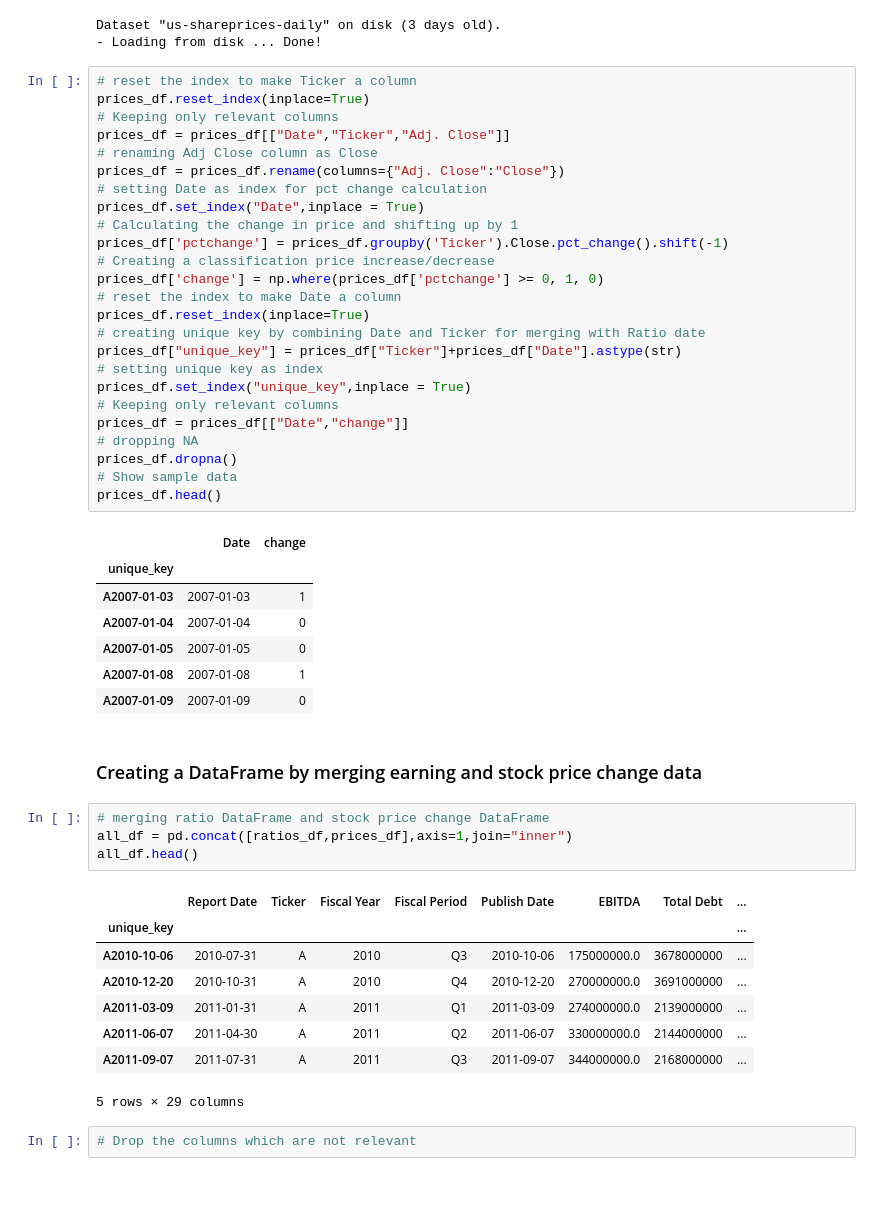
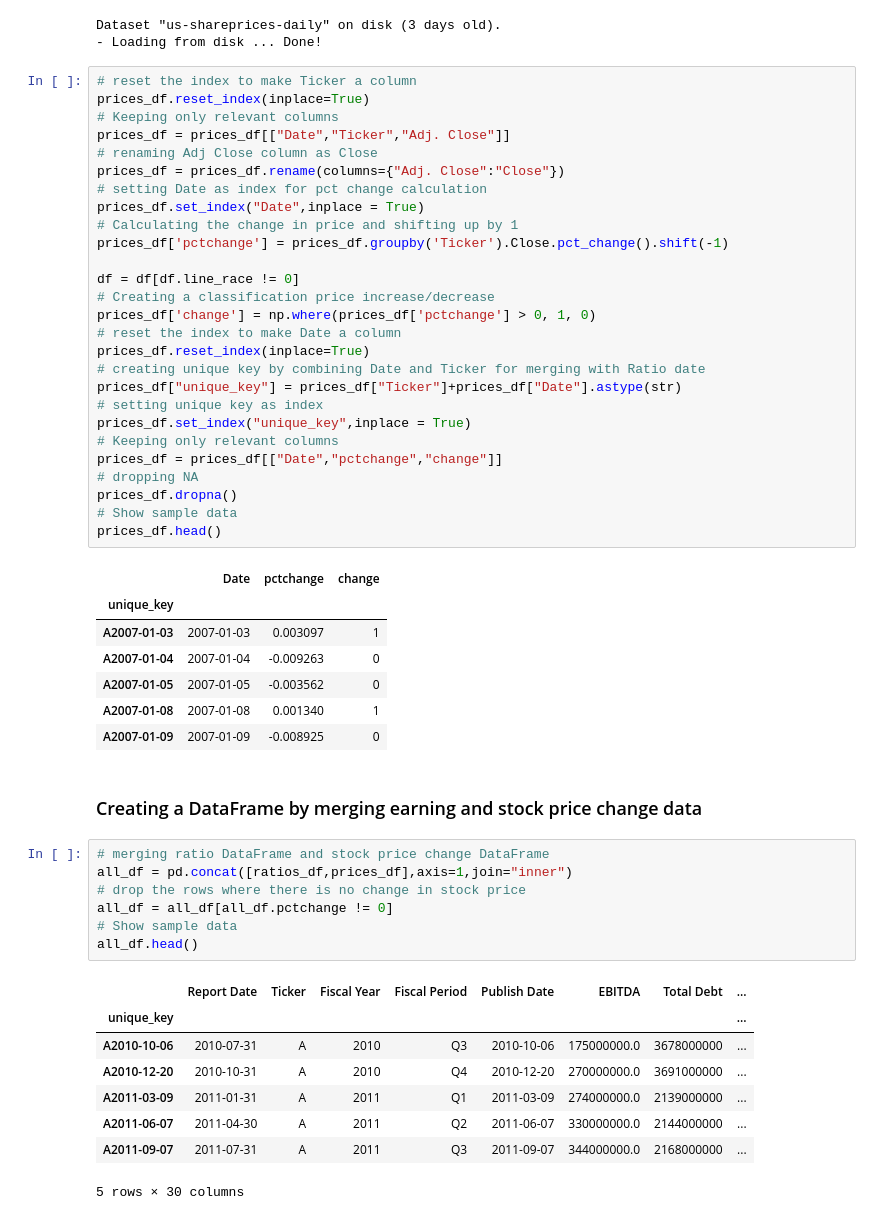
Before and after one commit to orkhan1989/Group-project-2-, a Jupyter notebook: Project2_DataPrep.ipynb, the cells around one changed output. Saved outputs shown, nothing was run; the diff lists cells and outputs as text; blank space fills up the shorter version.

Commit message:
Updated code
Removed rows with no change in stock price after earning announcement

```diff
--- a/Project2_DataPrep.ipynb
+++ b/Project2_DataPrep.ipynb
@@ -108,41 +108,46 @@ Dataset "us-shareprices-daily" on disk (3 days old).
 # %%
 # reset the index to make Ticker a column
 prices_df.reset_index(inplace=True)
 # Keeping only relevant columns
 prices_df = prices_df[["Date","Ticker","Adj. Close"]]
 # renaming Adj Close column as Close
 prices_df = prices_df.rename(columns={"Adj. Close":"Close"})
 # setting Date as index for pct change calculation
 prices_df.set_index("Date",inplace = True)
 # Calculating the change in price and shifting up by 1
 prices_df['pctchange'] = prices_df.groupby('Ticker').Close.pct_change().shift(-1)
+
+df = df[df.line_race != 0]
 # Creating a classification price increase/decrease
-prices_df['change'] = np.where(prices_df['pctchange'] >= 0, 1, 0)
+prices_df['change'] = np.where(prices_df['pctchange'] > 0, 1, 0)
 # reset the index to make Date a column
 prices_df.reset_index(inplace=True)
 # creating unique key by combining Date and Ticker for merging with Ratio date
 prices_df["unique_key"] = prices_df["Ticker"]+prices_df["Date"].astype(str)
 # setting unique key as index
 prices_df.set_index("unique_key",inplace = True)
 # Keeping only relevant columns
-prices_df = prices_df[["Date","change"]]
+prices_df = prices_df[["Date","pctchange","change"]]
 # dropping NA
 prices_df.dropna()
 # Show sample data
 prices_df.head()
 # %% [output]
-|  | Date | change |
-| unique_key |  |  |
-| A2007-01-03 | 2007-01-03 | 1 |
-| A2007-01-04 | 2007-01-04 | 0 |
-| A2007-01-05 | 2007-01-05 | 0 |
-| A2007-01-08 | 2007-01-08 | 1 |
-| A2007-01-09 | 2007-01-09 | 0 |
+|  | Date | pctchange | change |
+| unique_key |  |  |  |
+| A2007-01-03 | 2007-01-03 | 0.003097 | 1 |
+| A2007-01-04 | 2007-01-04 | -0.009263 | 0 |
+| A2007-01-05 | 2007-01-05 | -0.003562 | 0 |
+| A2007-01-08 | 2007-01-08 | 0.001340 | 1 |
+| A2007-01-09 | 2007-01-09 | -0.008925 | 0 |
 # %% [markdown]
 ### Creating a DataFrame by merging earning and stock price change data
 # %%
 # merging ratio DataFrame and stock price change DataFrame
 all_df = pd.concat([ratios_df,prices_df],axis=1,join="inner")
+# drop the rows where there is no change in stock price
+all_df = all_df[all_df.pctchange != 0]
+# Show sample data
 all_df.head()
 # %% [output]
 |  | Report Date | Ticker | Fiscal Year | Fiscal Period | Publish Date | EBITDA | Total Debt | ... |
@@ -152,6 +157,4 @@ all_df.head()
 | A2011-03-09 | 2011-01-31 | A | 2011 | Q1 | 2011-03-09 | 274000000.0 | 2139000000 | ... |
 | A2011-06-07 | 2011-04-30 | A | 2011 | Q2 | 2011-06-07 | 330000000.0 | 2144000000 | ... |
 | A2011-09-07 | 2011-07-31 | A | 2011 | Q3 | 2011-09-07 | 344000000.0 | 2168000000 | ... |
-5 rows × 29 columns
+5 rows × 30 columns
-# %%
-# Drop the columns which are not relevant
```
Also changed, not shown: parts of 1 cell of this notebook.
